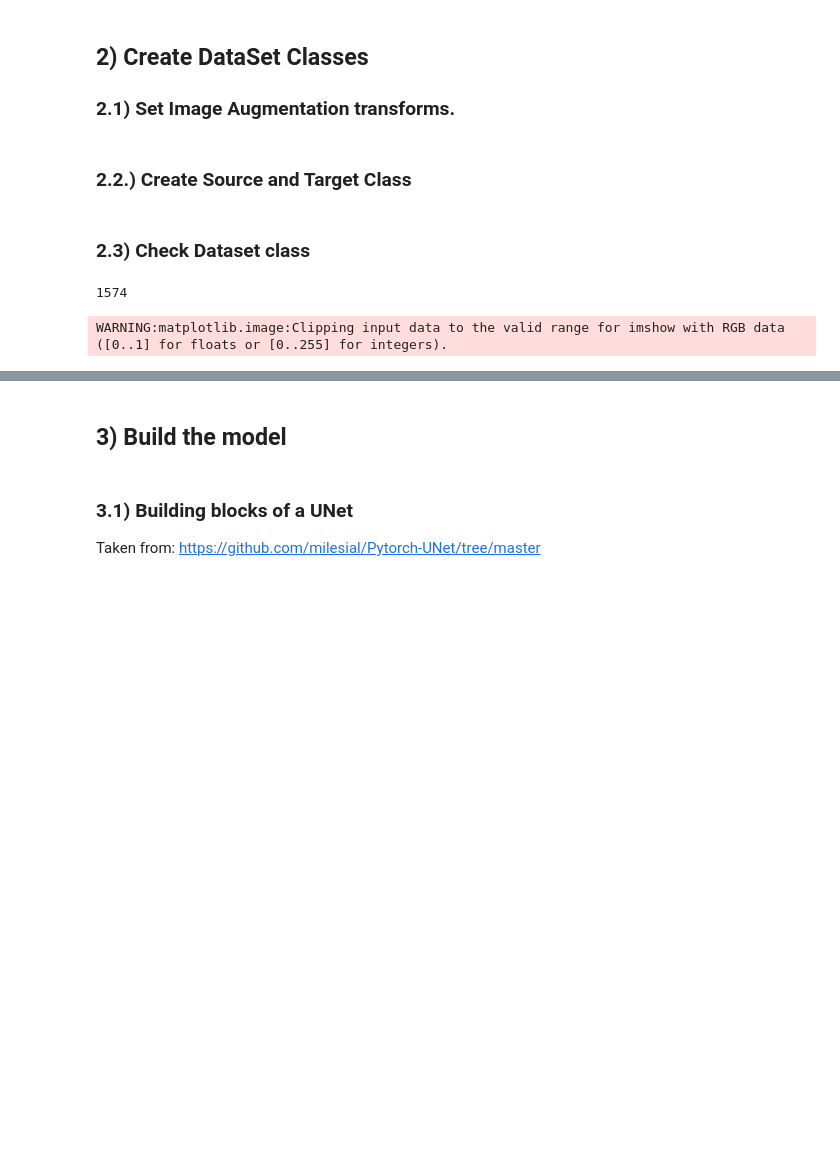
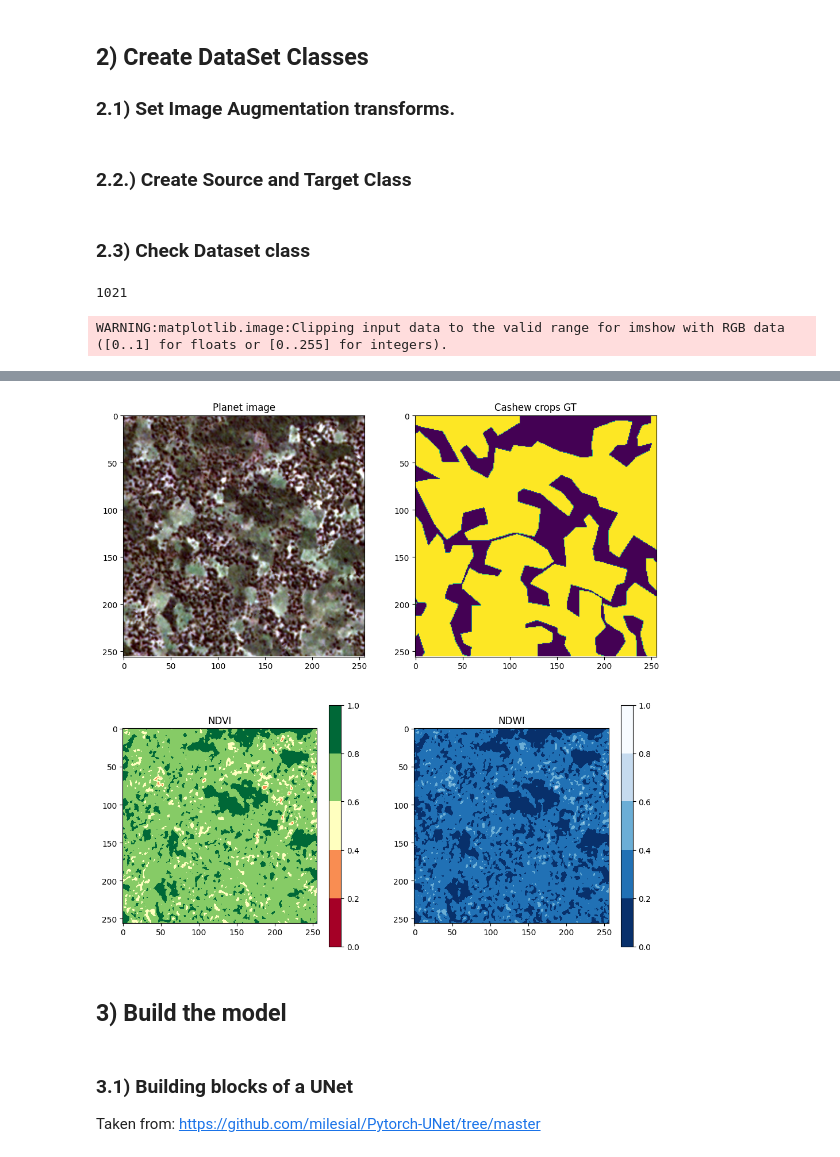
Before and after one commit to mdominguezd/DomainAdaptationCashewCropMapping_MGIThesis, a Jupyter notebook: 04_Cashew crop models/04_01_TrainUNet_No_DA.ipynb, the cells around one changed output, grey strips where cells are left out. Saved outputs shown, nothing was run; the diff lists cells and outputs as text; code cells hidden in the pictures; blank space fills up the shorter version.

Commit message:
3 split cross validation. Tanzania Dataset Trained

```diff
--- a/04_Cashew crop models/04_01_TrainUNet_No_DA.ipynb
+++ b/04_Cashew crop models/04_01_TrainUNet_No_DA.ipynb
@@ -65,13 +67,15 @@ from torch.autograd import Variable
 # %% [markdown]
 ### Unzip and remove zipped files
 # %%
-with ZipFile("Tanzania.zip", 'r') as zipped:
+for i in range(3):
+  with ZipFile("Tanzania" + str(i+1) + ".zip", 'r') as zipped:
     zipped.extractall(path="./")
-with ZipFile("IvoryCoast.zip", 'r') as zipped:
-    zipped.extractall(path="./")
+  os.remove("Tanzania" + str(i+1) + ".zip")
+# with ZipFile("IvoryCoast.zip", 'r') as zipped:
+#     zipped.extractall(path="./")
 
-os.remove('Tanzania.zip')
-os.remove('IvoryCoast.zip')
+# os.remove('Tanzania.zip')
+# os.remove('IvoryCoast.zip')
 # %% [markdown]
 ## 2) Create DataSet Classes
 
@@ -111,8 +115,8 @@ ninenine_CIV = [542.0,	896.0,	984.0,	3877.0]
 std_CIV = [67.369635,	79.766812,	131.564375,	365.127796]
 
 means_TNZ = [299.61809,	584.028463,	545.825534,	3020.286079]
-oneperc_TNZ = [171.00,	442.0,	302.71,	2236.00]
-ninenine_TNZ = [496.29,	805.0,	846.00,	3775.29]
+oneperc_TNZ = [209.0,	483.35,	335.0,	2560.0]
+ninenine_TNZ = [	416.0,	723.65,	751.0	,3818.0]
 std_TNZ = [63.56492,	72.122137,	103.400951,	295.013028]
 
 class Img_Dataset(Dataset):
@@ -214,12 +218,12 @@ class Img_Dataset(Dataset):
 ### 2.3) Check Dataset class
 # %%
 # DS = Img_Dataset('IvoryCoast', transform, norm = 'Linear_1_99')
-DS = Img_Dataset('Tanzania', transform, norm = 'Linear_1_99')
+DS = Img_Dataset('TanzaniaSplit1', transform, norm = 'Linear_1_99')
 
 DS.__len__()
 # %% [output]
-1574
+1021
 # %%
-DS.plot_imgs(220, True) #1530 for CIV
+DS.plot_imgs(400, True) #1530 for CIV
 # %% [output]
 WARNING:matplotlib.image:Clipping input data to the valid range for imshow with RGB data ([0..1] for floats or [0..255] for integers).
@@ -227,3 +230,4 @@ WARNING:matplotlib.image:Clipping input data to the valid range for imshow with
+[figure, added]
 # %% [markdown]
 ## 3) Build the model
 # %% [markdown]
```
Also changed, not shown: parts of 6 cells of this notebook.
